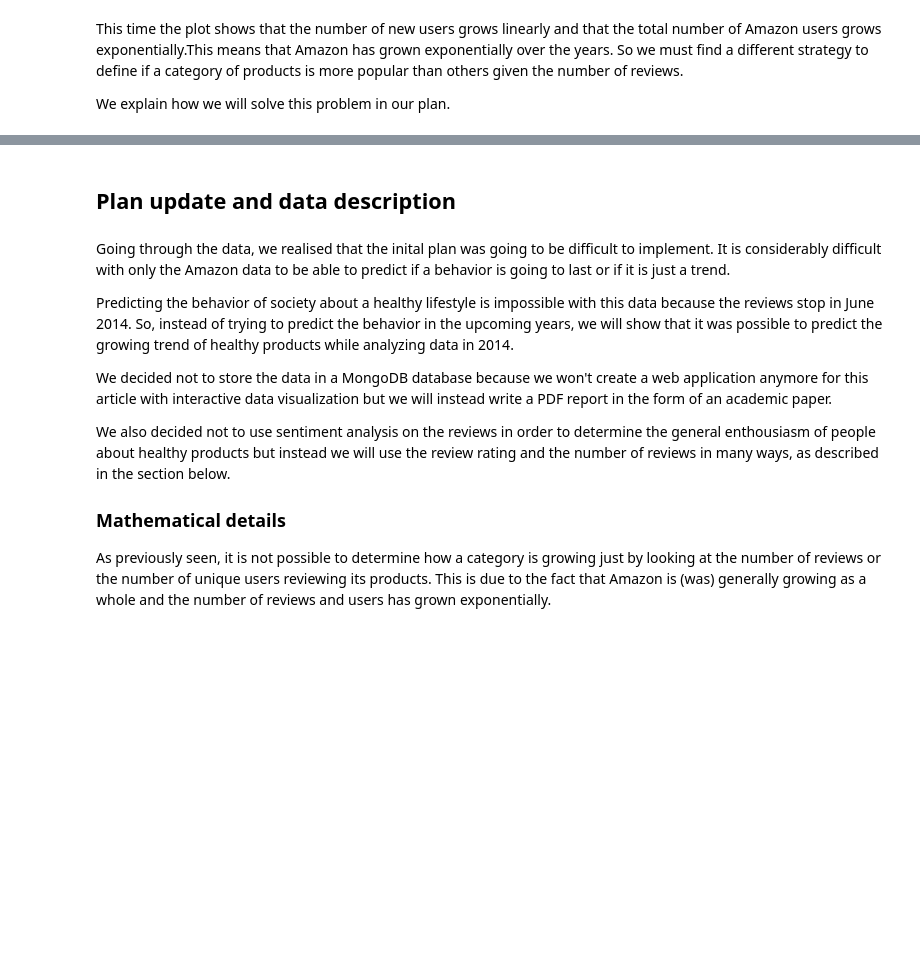
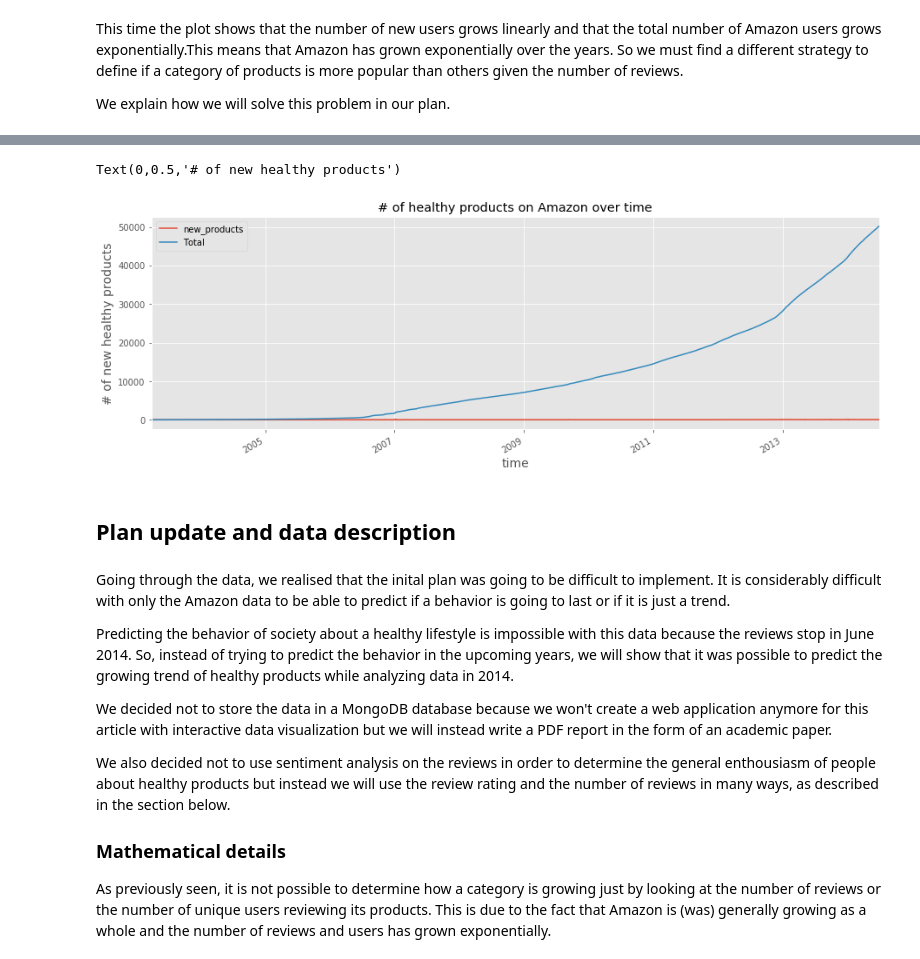
Before and after one commit to darioAnongba/EPFL-ADA, a Jupyter notebook: project/Report.ipynb, the cells around one changed output, grey strips where cells are left out. Drawn from its saved outputs; the diff is of its cells as text; code cells hidden in the pictures; blank space fills up the shorter version.

Commit message:
Healthy products count

```diff
--- a/project/Report.ipynb
+++ b/project/Report.ipynb
@@ -245,3 +245,7 @@ Text(0,0.5,'# of users')
 This time the plot shows that the number of new users grows linearly and that the total number of Amazon users grows exponentially.This means that Amazon has grown exponentially over the years. So we must find a different strategy to define if a category of products is more popular than others given the number of reviews.
 
 We explain how we will solve this problem in our plan.
+# %%
+# Get the lauch date of all products
+PRODUCTS_FILE = 'products_lauch_df'
+products_lauch = load_products_lauch(PRODUCTS_FILE)
@@ -247,0 +254,9 @@ We explain how we will solve this problem in our plan.
+# %%
+food_meta_lauched_df = add_lauch_date(products_lauch, food_meta_df[food_meta_df.asin.isin(merged_healthy_df.asin)])
+# %%
+sport_meta_lauched_df = add_lauch_date(products_lauch, sports_meta_df[sports_meta_df.asin.isin(merged_healthy_df)])
+# %%
+# Merge DFs
+merged_meta_healthy_df = pd.concat([food_meta_lauched_df, sport_meta_lauched_df])
+print("Number of products about healthy products:", merged_healthy_df.shape[0])
+merged_meta_healthy_df.head()
@@ -248,3 +280,13 @@ We explain how we will solve this problem in our plan.
+# %%
+count_healthy_products = merged_meta_healthy_df[['Lauched','asin']].groupby('Lauched').count()
+count_healthy_products['Total'] = count_healthy_products.asin.cumsum()
+count_healthy_products.columns = ['new_products','Total']
+count_healthy_products.plot(title='# of healthy products on Amazon over time')
+plt.xlabel('time', fontsize=14)
+plt.ylabel('# of new healthy products', fontsize=14)
+# %% [output]
+Text(0,0.5,'# of new healthy products')
+[figure, added]
 # %% [markdown]
 ## Plan update and data description
 # %% [markdown]
```
Also changed, not shown: parts of 5 cells of this notebook, 4 other files.
